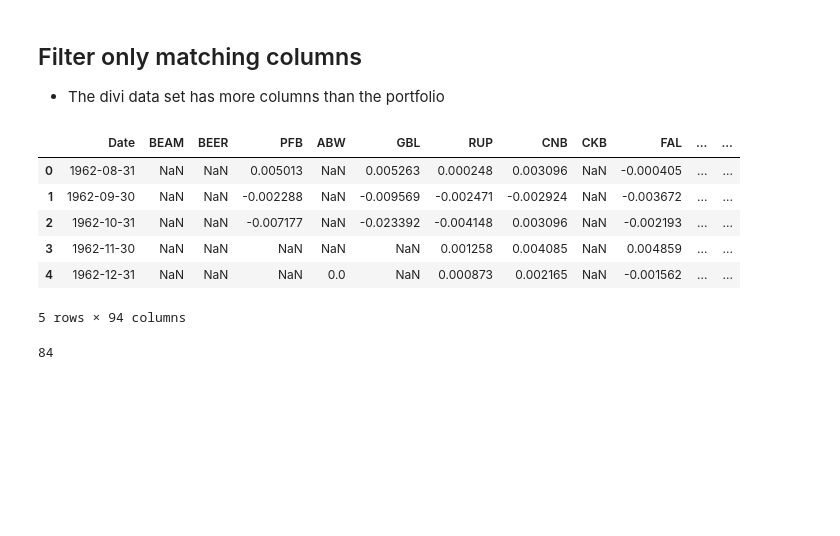
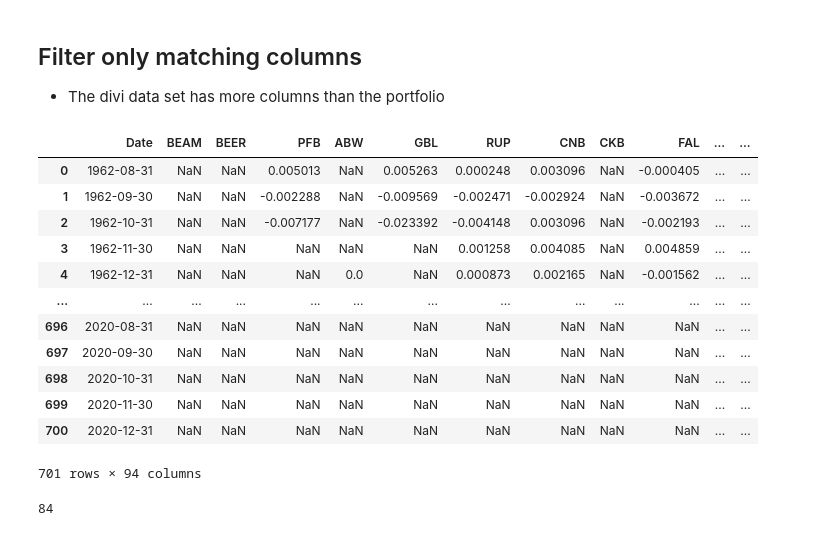
Before and after one commit to statistactics/sin-stocks, a Jupyter notebook: INCLUDING_DIVI_RFR.ipynb, the cells around one changed output. Cells and saved outputs as stored; diff of their text form; code cells hidden in the pictures; blank space fills up the shorter version.

```diff
--- a/INCLUDING_DIVI_RFR.ipynb
+++ b/INCLUDING_DIVI_RFR.ipynb
@@ -25,3 +9,7 @@ current_df
+# %%
+current_df.sort_index(inplace=True)
+divi_df.sort_index(inplace=True)
+portfolio_df.sort_index(inplace=True)
 # %%
 divi_df.tail(30)
 # %% [output]
@@ -170,14 +159,20 @@ portfolio_df
 - The divi data set has more columns than the portfolio
 # %%
 # Dropping portfolio specific values
-portfolio_truncate = portfolio_df.drop(["Num_Active_Stocks", "Portfolio_Returns", "Portfolio_Proportion"], axis = 1)
-portfolio_truncate.head()
+portfolio_stripped = portfolio_df.drop(["Num_Active_Stocks", "Portfolio_Returns", "Portfolio_Proportion"], axis = 1)
+portfolio_stripped
 # %% [output]
 |  | Date | BEAM | BEER | PFB | ABW | GBL | RUP | CNB | CKB | FAL | ... | ... |
 | 0 | 1962-08-31 | NaN | NaN | 0.005013 | NaN | 0.005263 | 0.000248 | 0.003096 | NaN | -0.000405 | ... | ... |
 | 1 | 1962-09-30 | NaN | NaN | -0.002288 | NaN | -0.009569 | -0.002471 | -0.002924 | NaN | -0.003672 | ... | ... |
 | 2 | 1962-10-31 | NaN | NaN | -0.007177 | NaN | -0.023392 | -0.004148 | 0.003096 | NaN | -0.002193 | ... | ... |
 | 3 | 1962-11-30 | NaN | NaN | NaN | NaN | NaN | 0.001258 | 0.004085 | NaN | 0.004859 | ... | ... |
 | 4 | 1962-12-31 | NaN | NaN | NaN | 0.0 | NaN | 0.000873 | 0.002165 | NaN | -0.001562 | ... | ... |
+| ... | ... | ... | ... | ... | ... | ... | ... | ... | ... | ... | ... | ... |
+| 696 | 2020-08-31 | NaN | NaN | NaN | NaN | NaN | NaN | NaN | NaN | NaN | ... | ... |
+| 697 | 2020-09-30 | NaN | NaN | NaN | NaN | NaN | NaN | NaN | NaN | NaN | ... | ... |
+| 698 | 2020-10-31 | NaN | NaN | NaN | NaN | NaN | NaN | NaN | NaN | NaN | ... | ... |
+| 699 | 2020-11-30 | NaN | NaN | NaN | NaN | NaN | NaN | NaN | NaN | NaN | ... | ... |
+| 700 | 2020-12-31 | NaN | NaN | NaN | NaN | NaN | NaN | NaN | NaN | NaN | ... | ... |
-5 rows × 94 columns
+701 rows × 94 columns
 # %%
```
Also changed, not shown: parts of 30 cells of this notebook.
